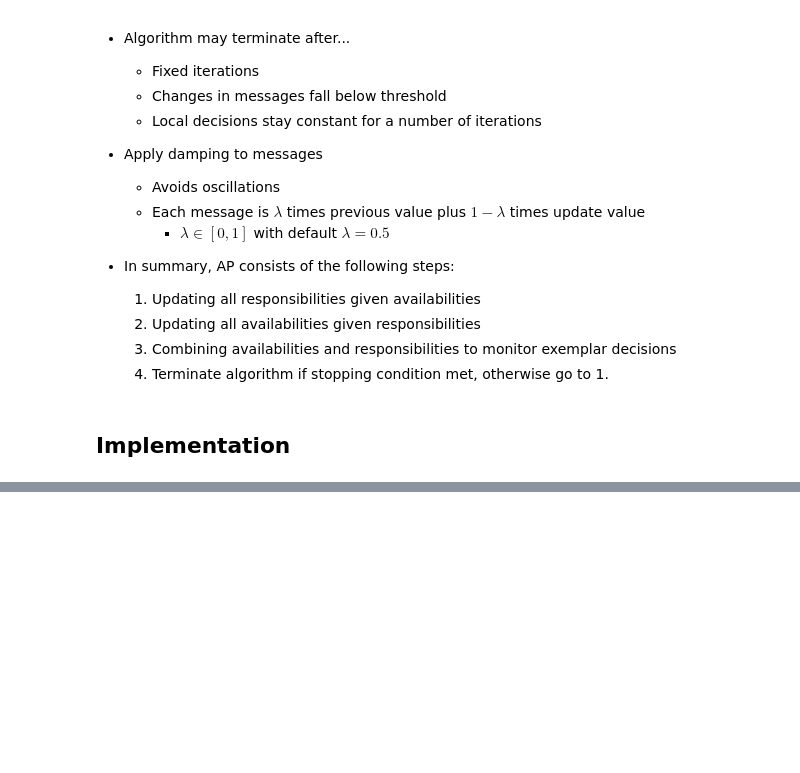
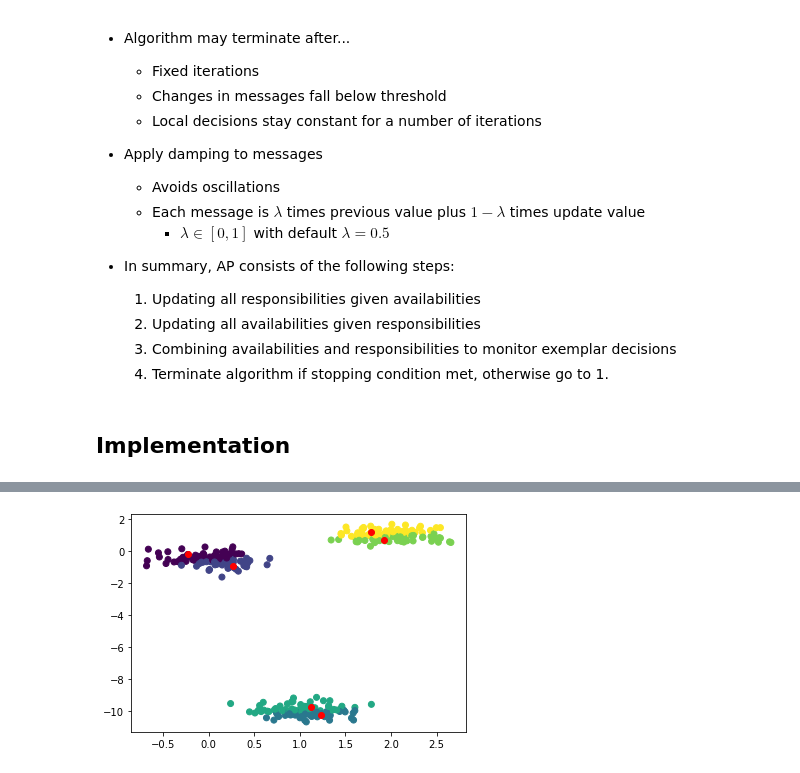
Before and after one commit to jwmccarthy11/STA663_Project, a Jupyter notebook: affinity_prop.ipynb, the cells around one changed output, grey strips where cells are left out. Drawn from its saved outputs; the diff is of its cells as text; code cells hidden in the pictures; blank space fills up the shorter version.

```diff
--- a/affinity_prop.ipynb
+++ b/affinity_prop.ipynb
@@ -315,8 +313,23 @@ r = np.zeros_like(a)
 p = -9.1 * np.ones(n)
 s = -distance_matrix(c, c) + np.diag(p)
 # %%
-def message_clusters(s, tol=1e-6, max_iter=100):
+def message_clusters(s, tol=1e-6, max_iter=100,return_iters = False,):
     """Performs affinity propagation clustering.
+
+    Parameters:
+        s (np.ndarray)        : similarity matrix of all pair-wise data
+                                point comparisons
+        tol (float)           : the tolerance used as a stopping condition
+        max_iter (int)        : the maximum iterations stopping condition
+        return_iters (boolean): if true returns the iterations used for output
+
+    Returns:
+        total_evidence (np.ndarray) : matrix of total evidence a point is an exemplar
+        k (int)                     : the number of exemplars
+        exemplars (np.ndarray): the indicies of the exemplars
+        labels (np.ndarray)         : the index (in exemplar_points) of each points exemplar
+        i (int)                     : the number of iterations needed to reach the output
+
     """
     n = len(s)
     r = np.zeros((n, n))
@@ -345,11 +358,15 @@ def message_clusters(s, tol=1e-6, max_iter=100):
         exemplars = exemplars_new
 
     exemplars = np.argmax(r+a, axis=1)
-    k = len(np.unique(exemplars))
+    exemplars,labels = np.unique(exemplars,return_inverse= True)
+    k = len(exemplars)
     total_evidence = r+a
 
-    return (total_evidence, k, exemplars, i)
+    if(return_iters):
+        return (total_evidence, k, exemplars,labels, i)
+    else:
+        return (total_evidence, k, exemplars,labels)
 # %%
 %%time
-message_clusters(s)
+ev,k,exems,labels = message_clusters(s)
 # %% [output]
@@ -373,0 +374,18 @@ Wall time: 170 ms
+# %%
+def message_cluster_plot(X,exemplars,labels,param_x=0,param_y=1):
+    """Plots affinity propagation clustering in 2D. Use outputs from
+       message_clusters().
+
+    Parameters:
+        X (np.ndarray)        : the data that was clustered
+        exemplars (np.ndarray): points to be used as exemplars
+        labels (np.ndarray)   : label corresponding to each points' exemplar
+        param_x (int)         : the column index of the paramater used as the X value
+        param_y (int)         : the column index of the paramater used as the Y value
+    """
+    plt.scatter(X[:,param_x],X[:,param_y],c = labels, cmap = "viridis")
+    plt.scatter(X[exemplars,param_x],X[exemplars,param_y],c = "red")
+# %%
+message_cluster_plot(c,exems,labels,0,1)
+# %% [output]
+[figure, added]
```
Also changed, not shown: parts of 7 cells of this notebook.
